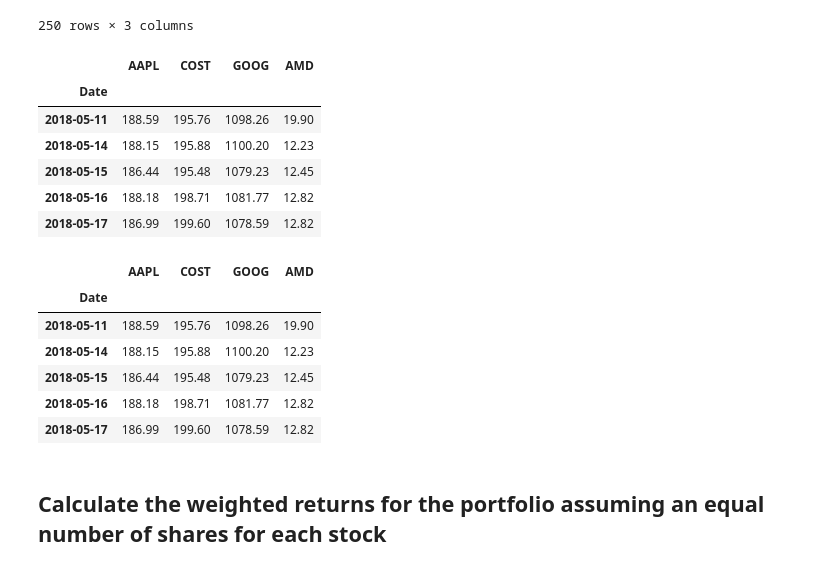
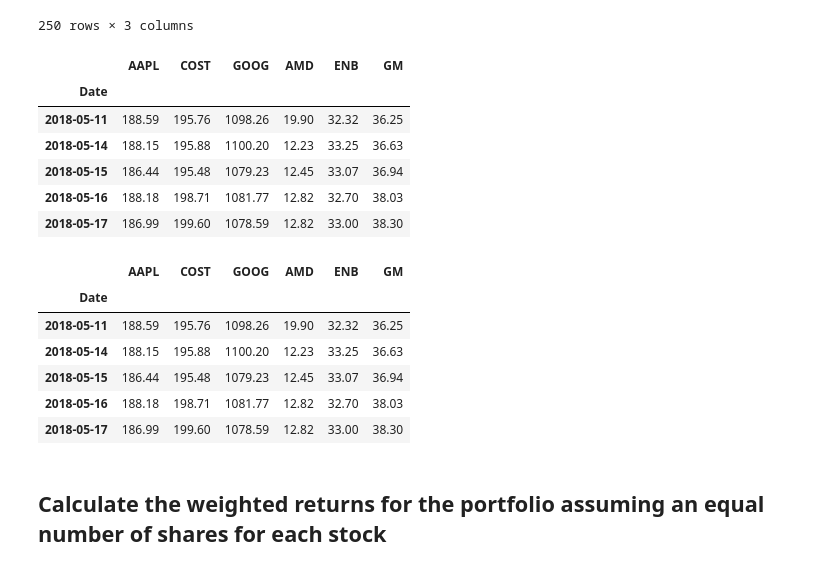
Before and after one commit to veldurai1985/Python_Assignment_3, a Jupyter notebook: whale_analysis.ipynb, the cells around one changed output. Cells and saved outputs as stored; diff of their text form; code cells hidden in the pictures.

```diff
--- a/whale_analysis.ipynb
+++ b/whale_analysis.ipynb
@@ -417,9 +452,8 @@ amd_df.columns = ['Date', 'AMD']
 amd_df['Date'] = pd.to_datetime(amd_df['Date'], errors='coerce')
 amd_df['Date'] = amd_df['Date'].dt.strftime('%Y-%m-%d')
 
-# Sort the dataframe
-amd_df = amd_df.set_index('Date')
-amd_df = amd_df.sort_index()
+# Set the index and Sort the dataframe
+amd_df = amd_df.set_index('Date').sort_index()
 amd_df.head()
 # %% [output]
 |  | AMD |
@@ -429,3 +463,17 @@ amd_df.head()
 | 2018-01-05 | 11.13 |
 | 2018-01-06 | 14.40 |
 | 2018-01-08 | 18.48 |
+# %%
+#Custom loading GM
+
+gm_csv = Path("Resources/gm_historical.csv")
+gm_df = pd.read_csv(gm_csv)
+gm_df.columns = ['Date', 'GM']
+
+# Standardize the date format
+gm_df['Date'] = pd.to_datetime(gm_df['Date'], errors='coerce')
+gm_df['Date'] = gm_df['Date'].dt.strftime('%Y-%m-%d')
+
+# Set the index and Sort the dataframe
+gm_df = gm_df.set_index('Date').sort_index()
+gm_df.head()
@@ -431,0 +488,14 @@ amd_df.head()
+# %%
+#Custom loading ENB
+
+enb_csv = Path("Resources/enb_historical.csv")
+enb_df = pd.read_csv(enb_csv)
+enb_df.columns = ['Date', 'ENB']
+
+# Standardize the date format
+enb_df['Date'] = pd.to_datetime(enb_df['Date'], errors='coerce')
+enb_df['Date'] = enb_df['Date'].dt.strftime('%Y-%m-%d')
+
+# Set the index and Sort the dataframe
+enb_df = enb_df.set_index('Date').sort_index()
+enb_df.head()
@@ -494,13 +573,13 @@ custom_df
 # %%
 # Adding AMD hitorical price data to custom dataframe
 
-custom_df = pd.concat([custom_df, amd_df], axis = 'columns', join = 'inner')
+custom_df = pd.concat([custom_df, amd_df, enb_df, gm_df], axis = 'columns', join = 'inner')
 custom_df.head()
 # %% [output]
-|  | AAPL | COST | GOOG | AMD |
-| Date |  |  |  |  |
-| 2018-05-11 | 188.59 | 195.76 | 1098.26 | 19.90 |
-| 2018-05-14 | 188.15 | 195.88 | 1100.20 | 12.23 |
-| 2018-05-15 | 186.44 | 195.48 | 1079.23 | 12.45 |
-| 2018-05-16 | 188.18 | 198.71 | 1081.77 | 12.82 |
-| 2018-05-17 | 186.99 | 199.60 | 1078.59 | 12.82 |
+|  | AAPL | COST | GOOG | AMD | ENB | GM |
+| Date |  |  |  |  |  |  |
+| 2018-05-11 | 188.59 | 195.76 | 1098.26 | 19.90 | 32.32 | 36.25 |
+| 2018-05-14 | 188.15 | 195.88 | 1100.20 | 12.23 | 33.25 | 36.63 |
+| 2018-05-15 | 186.44 | 195.48 | 1079.23 | 12.45 | 33.07 | 36.94 |
+| 2018-05-16 | 188.18 | 198.71 | 1081.77 | 12.82 | 32.70 | 38.03 |
+| 2018-05-17 | 186.99 | 199.60 | 1078.59 | 12.82 | 33.00 | 38.30 |
@@ -510,15 +586,15 @@ custom_df.head()
 # %%
-# Drop Nulls
+# Drop Nulls from custom portfolio
 custom_df = custom_df.dropna()
 custom_df.head()
 # %% [output]
-|  | AAPL | COST | GOOG | AMD |
-| Date |  |  |  |  |
-| 2018-05-11 | 188.59 | 195.76 | 1098.26 | 19.90 |
-| 2018-05-14 | 188.15 | 195.88 | 1100.20 | 12.23 |
-| 2018-05-15 | 186.44 | 195.48 | 1079.23 | 12.45 |
-| 2018-05-16 | 188.18 | 198.71 | 1081.77 | 12.82 |
-| 2018-05-17 | 186.99 | 199.60 | 1078.59 | 12.82 |
+|  | AAPL | COST | GOOG | AMD | ENB | GM |
+| Date |  |  |  |  |  |  |
+| 2018-05-11 | 188.59 | 195.76 | 1098.26 | 19.90 | 32.32 | 36.25 |
+| 2018-05-14 | 188.15 | 195.88 | 1100.20 | 12.23 | 33.25 | 36.63 |
+| 2018-05-15 | 186.44 | 195.48 | 1079.23 | 12.45 | 33.07 | 36.94 |
+| 2018-05-16 | 188.18 | 198.71 | 1081.77 | 12.82 | 32.70 | 38.03 |
+| 2018-05-17 | 186.99 | 199.60 | 1078.59 | 12.82 | 33.00 | 38.30 |
 # %% [markdown]
 ## Calculate the weighted returns for the portfolio assuming an equal number of shares for each stock
 # %%
```
Also changed, not shown: parts of 34 cells of this notebook, 2 other files.
